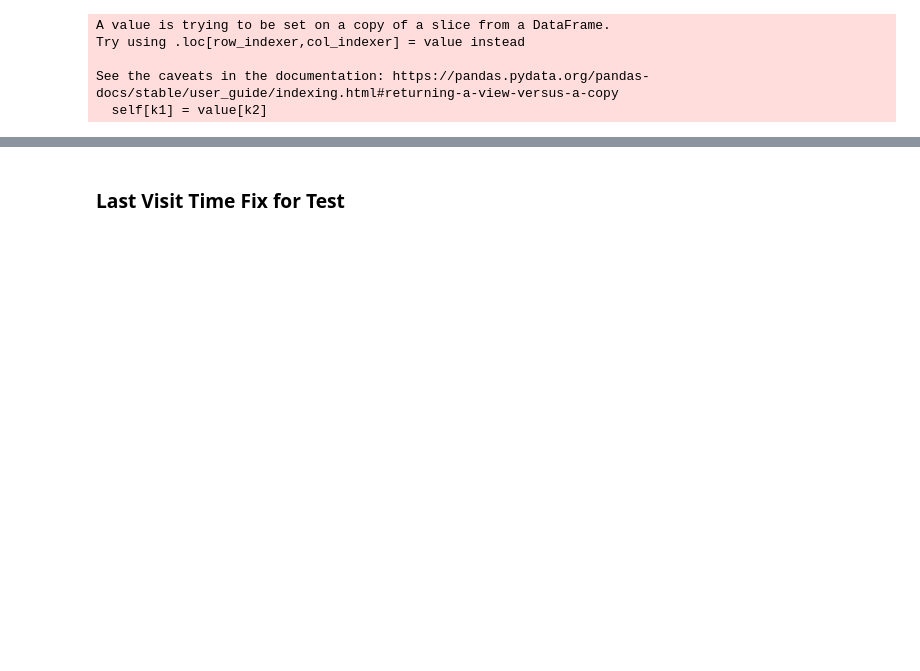
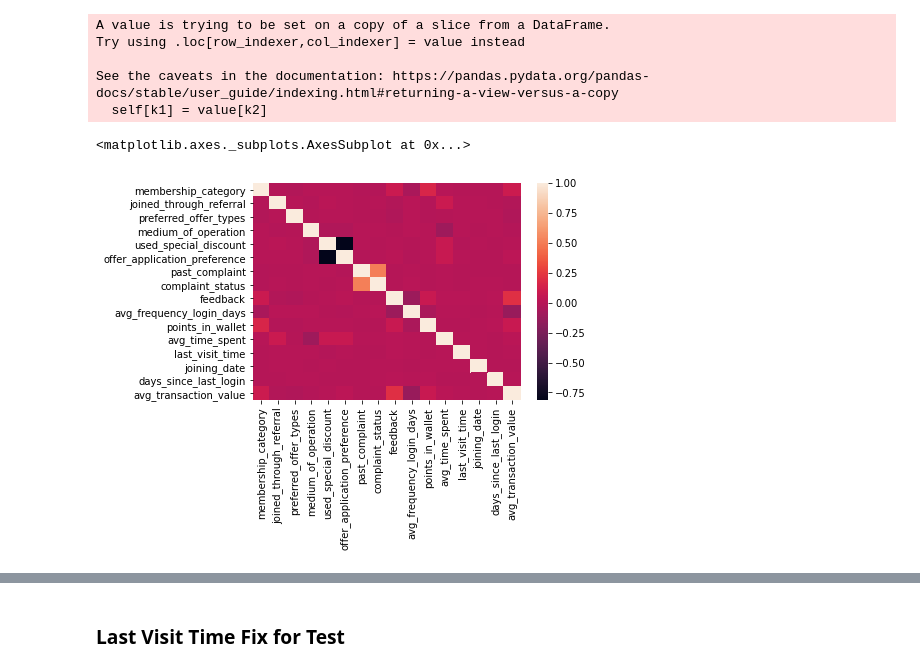
Before and after one commit to Mayank-MP05/How-NOT-to-loose-a-customer-ML-Challenge, a Jupyter notebook: 1.Final-Accuracy-Quest.ipynb, the cells around one changed output, grey strips where cells are left out. Saved outputs shown, nothing was run; the diff lists cells and outputs as text; code cells hidden in the pictures; blank space fills up the shorter version.

```diff
--- a/1.Final-Accuracy-Quest.ipynb
+++ b/1.Final-Accuracy-Quest.ipynb
@@ -210,6 +211,12 @@ Try using .loc[row_indexer,col_indexer] = value instead
 
 See the caveats in the documentation: https://pandas.pydata.org/pandas-docs/stable/user_guide/indexing.html#returning-a-view-versus-a-copy
   self[k1] = value[k2]
+# %%
+import seaborn as sns
+sns.heatmap(X.corr())
+# %% [output]
+<matplotlib.axes._subplots.AxesSubplot at 0x...>
+[figure, added]
 # %%
 X.head()
 # %% [output]
```
Also changed, not shown: parts of 15 cells of this notebook, 24 other files.
